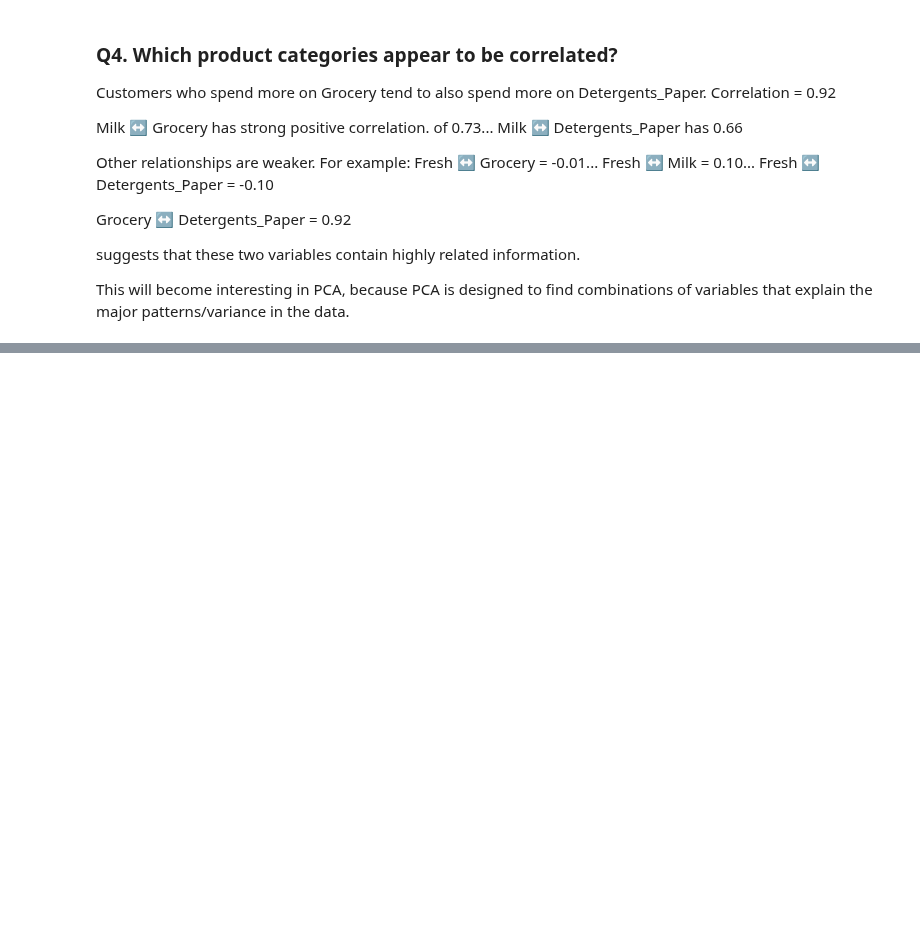
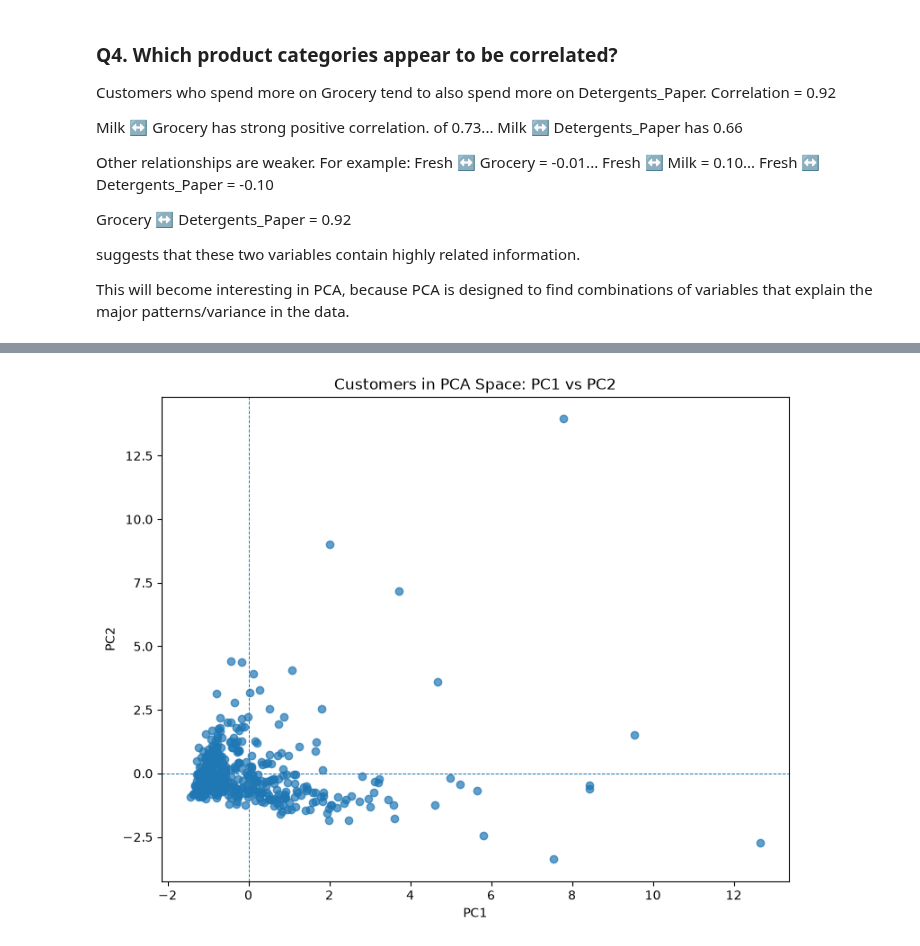
Before and after one commit to sudarshanchaudhari05/Placement-Prep, a Jupyter notebook: Machine learing and computer vison/Home Assignment/Home Assignment 3/Home Assignment 3 codebook.ipynb, the cells around one changed output, grey strips where cells are left out. Saved outputs shown, nothing was run; the diff lists cells and outputs as text; code cells hidden in the pictures; blank space fills up the shorter version.

```diff
--- a/Machine learing and computer vison/Home Assignment/Home Assignment 3/Home Assignment 3 codebook.ipynb
+++ b/Machine learing and computer vison/Home Assignment/Home Assignment 3/Home Assignment 3 codebook.ipynb
@@ -285,0 +360,18 @@ This will become interesting in PCA, because PCA is designed to find combination
+# %%
+# Create a DataFrame containing all principal components
+
+pca_columns = [
+    "PC1",
+    "PC2",
+    "PC3",
+    "PC4",
+    "PC5",
+    "PC6"
+]
+
+X_pca_df = pd.DataFrame(
+    X_pca,
+    columns=pca_columns
+)
+
+X_pca_df.head()
@@ -285,0 +484,21 @@ This will become interesting in PCA, because PCA is designed to find combination
+# %%
+# 2D visualization using PC1 and PC2
+
+plt.figure(figsize=(9, 7))
+
+plt.scatter(
+    X_pca_df["PC1"],
+    X_pca_df["PC2"],
+    alpha=0.7
+)
+
+plt.xlabel("PC1")
+plt.ylabel("PC2")
+plt.title("Customers in PCA Space: PC1 vs PC2")
+
+plt.axhline(0, linestyle="--", linewidth=0.7)
+plt.axvline(0, linestyle="--", linewidth=0.7)
+
+plt.show()
+# %% [output]
+[figure, added]
```
Also changed, not shown: parts of 144 cells of this notebook.
